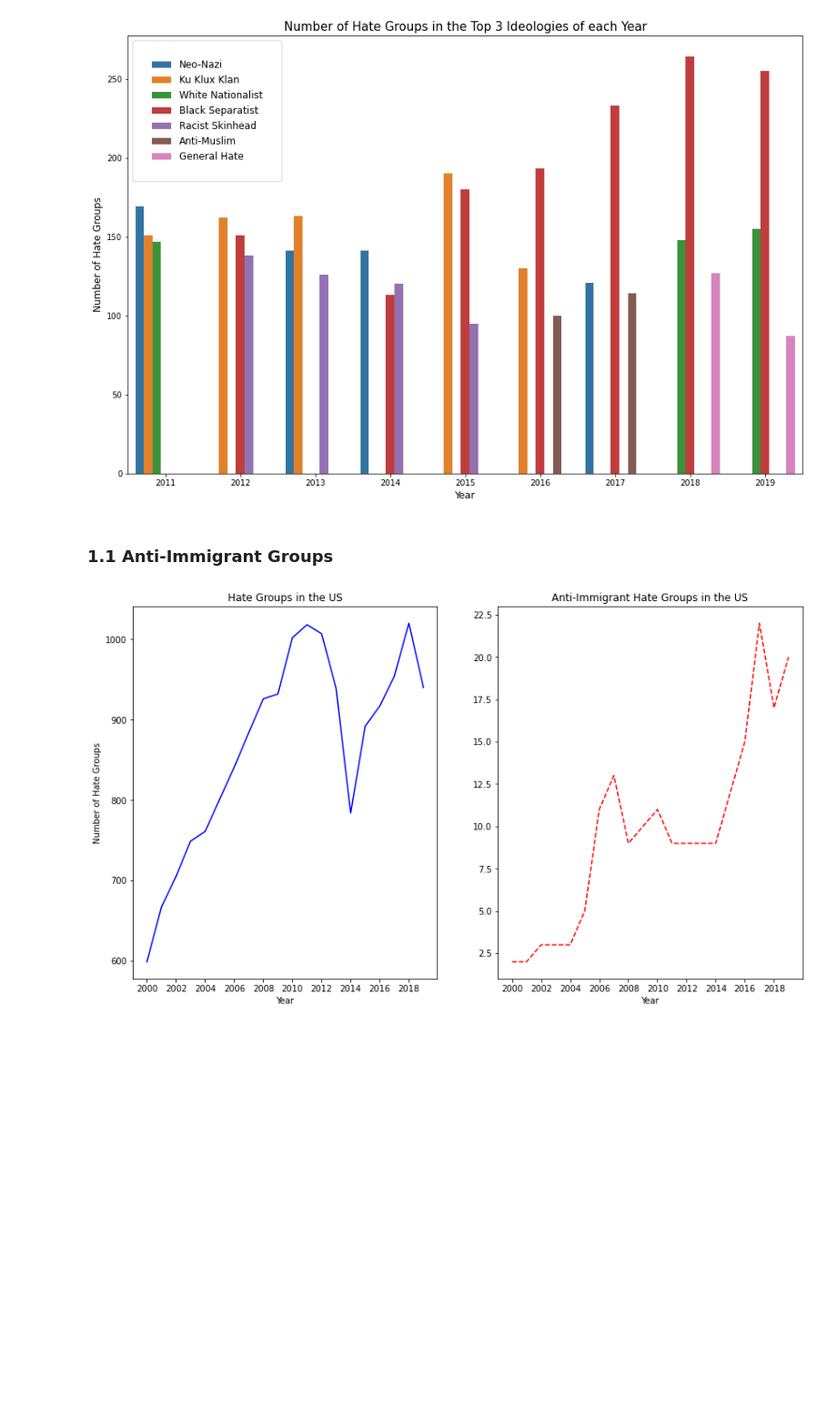
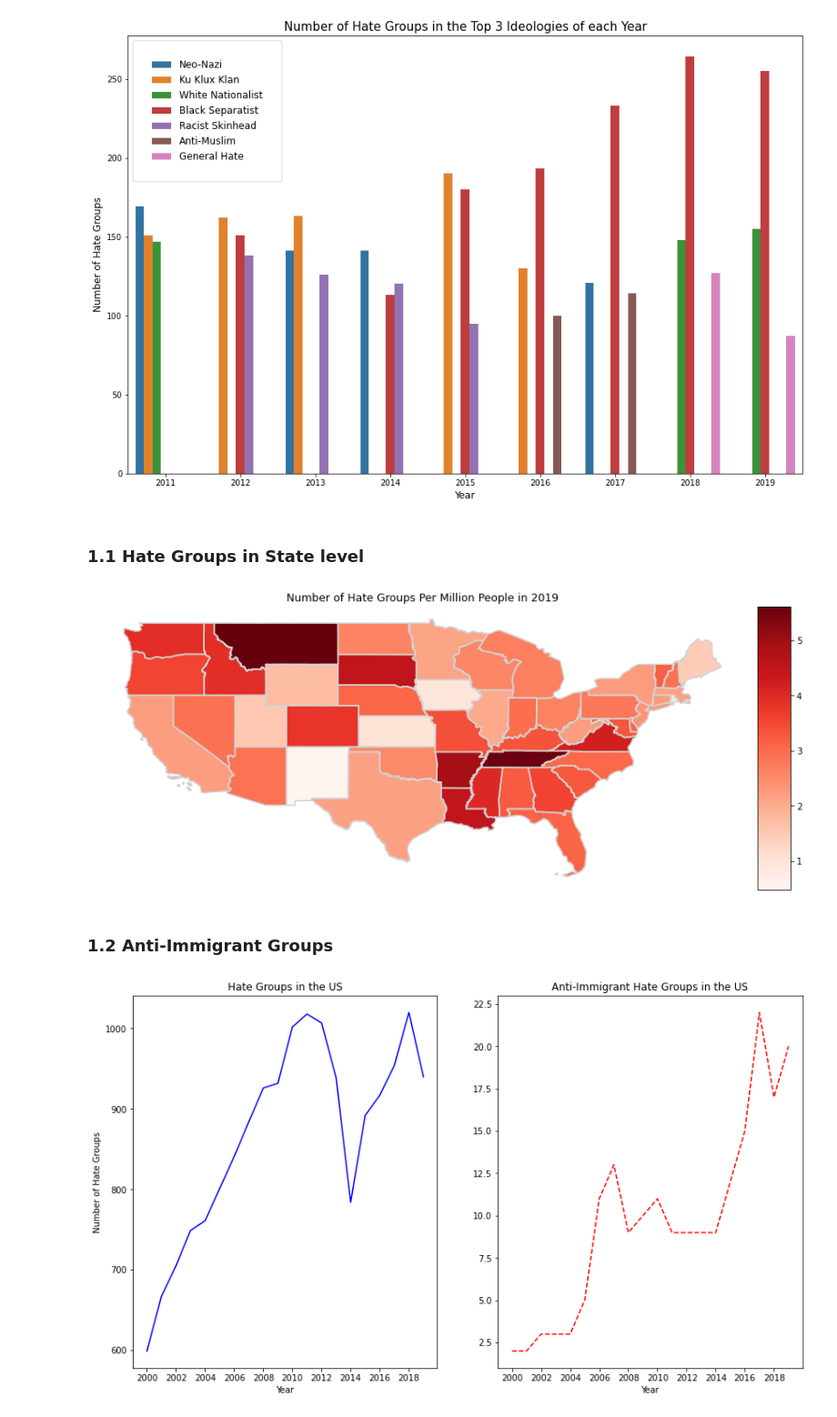
Before and after one commit to jramtos/hate_groups, a Jupyter notebook: analysis_hate_groups.ipynb, the cells around one changed output. Shown at 91% size. Drawn from its saved outputs; the diff is of its cells as text; code cells hidden in the pictures; blank space fills up the shorter version.

```diff
--- a/analysis_hate_groups.ipynb
+++ b/analysis_hate_groups.ipynb
@@ -36,3 +41,5 @@ plt.xlabel('Year', size=12)
 plt.show()
 # %% [output]
 [figure]
+# %% [markdown]
+### 1.1 Hate Groups in State level
@@ -39,5 +56,30 @@ plt.show()
+# %%
+#Merge with the counts of 2019, US Shapes and population
+counts= hg.groupby(['State', 'Year']).size().reset_index(name='count')
+counts_g = us[['NAME', 'geometry']].merge(counts[counts.Year == 2019],
+                                              right_on='State', left_on='NAME',
+                                              how='left').fillna({'count':0, 'Year':2019,
+                                                                  'Ideology':'Anti-Immigrant'})
+counts_g['State'] = counts_g['NAME']
+counts_g.drop(columns=['NAME'], inplace=True)
+counts_g = counts_g.merge(pop[pop.Year==2019][['State', 'population']], on=['State'])
+counts_g['count_norm']= counts_g['count']*1000000/counts_g['population']
+# %%
+from mpl_toolkits.axes_grid1 import make_axes_locatable
+c_lim = counts_g[counts_g.apply(lambda x: True if x['State']
+                        not in ['District of Columbia','Alaska', 'Hawaii'] else False, axis=1)]
+fig, ax = plt.subplots(figsize=(15,6))
+plt.title('Number of Hate Groups Per Million People in 2019', size=12.5)
+divider = make_axes_locatable(ax)
+cax = divider.append_axes("right", size="5%", pad=0.1)
+c_lim.plot(column='count_norm',cmap='Reds',legend=True,ax=ax, cax=cax)
+c_lim.boundary.plot(color='lightgrey',ax =ax)
+ax.axis('off')
+plt.show()
+# %% [output]
+[figure, added]
 # %% [markdown]
-### 1.1 Anti-Immigrant Groups
+### 1.2 Anti-Immigrant Groups
 # %%
 counts_im = counts[counts.Ideology == 'Anti-Immigrant']
 # %%
```
Also changed, not shown: parts of 26 cells of this notebook.
